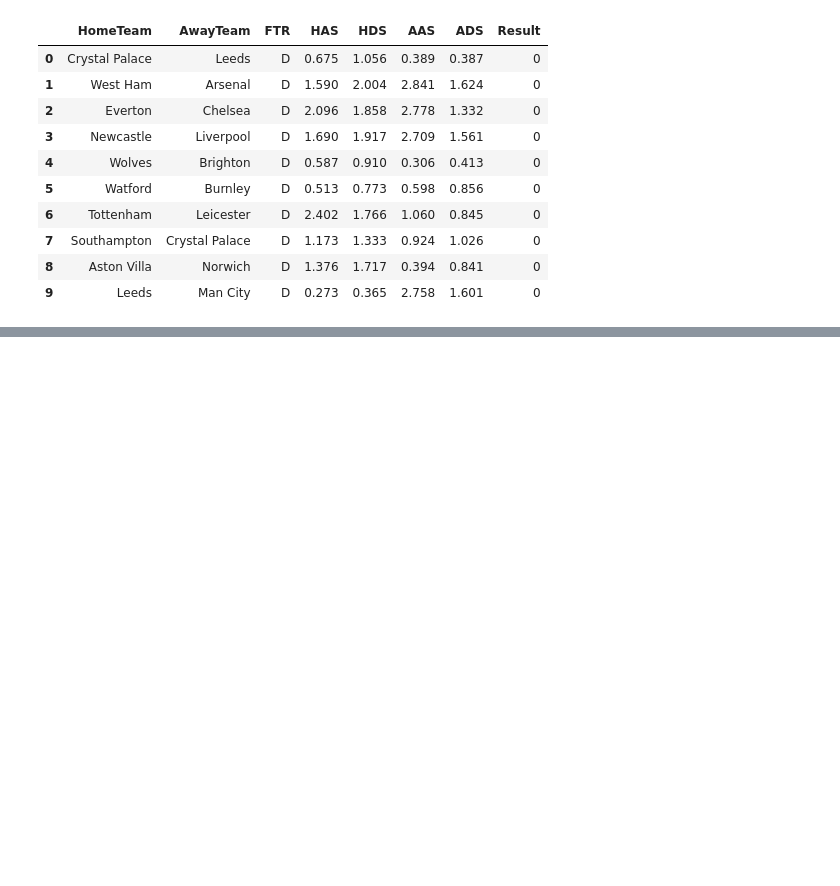
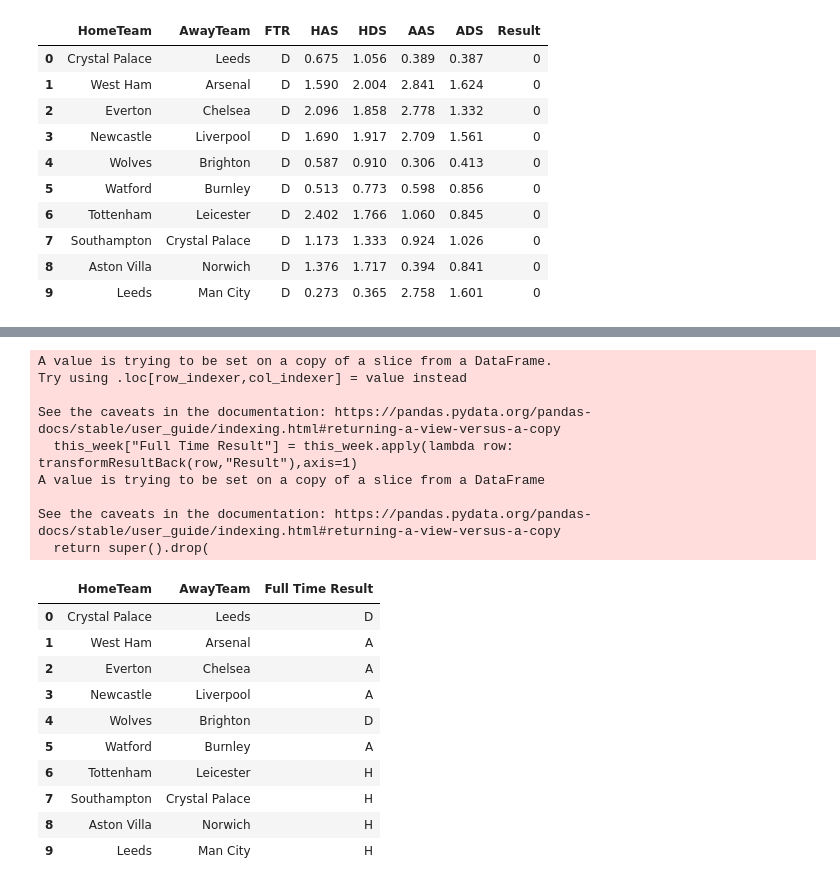
Before and after one commit to saylibhavsar/Football-Data-Analysis, a Jupyter notebook: Web Scraping - Football Analysis.ipynb, the cells around one changed output, grey strips where cells are left out. Drawn from its saved outputs; the diff is of its cells as text; code cells hidden in the pictures; blank space fills up the shorter version.

```diff
--- a/Web Scraping - Football Analysis.ipynb
+++ b/Web Scraping - Football Analysis.ipynb
@@ -472,0 +510,34 @@ new_fixtures
+# %%
+def transformResultBack(row,col_name):
+    if(row[col_name] == 1):
+        return 'H'
+    elif(row[col_name] == -1):
+        return 'A'
+    else:
+        return 'D'
+# %%
+this_week["Full Time Result"] = this_week.apply(lambda row: transformResultBack(row,"Result"),axis=1)
+
+this_week.drop(["Result"],axis=1,inplace=True)
+this_week
+# %% [output]
+A value is trying to be set on a copy of a slice from a DataFrame.
+Try using .loc[row_indexer,col_indexer] = value instead
+
+See the caveats in the documentation: https://pandas.pydata.org/pandas-docs/stable/user_guide/indexing.html#returning-a-view-versus-a-copy
+  this_week["Full Time Result"] = this_week.apply(lambda row: transformResultBack(row,"Result"),axis=1)
+A value is trying to be set on a copy of a slice from a DataFrame
+
+See the caveats in the documentation: https://pandas.pydata.org/pandas-docs/stable/user_guide/indexing.html#returning-a-view-versus-a-copy
+  return super().drop(
+|  | HomeTeam | AwayTeam | Full Time Result |
+| 0 | Crystal Palace | Leeds | D |
+| 1 | West Ham | Arsenal | A |
+| 2 | Everton | Chelsea | A |
+| 3 | Newcastle | Liverpool | A |
+| 4 | Wolves | Brighton | D |
+| 5 | Watford | Burnley | A |
+| 6 | Tottenham | Leicester | H |
+| 7 | Southampton | Crystal Palace | H |
+| 8 | Aston Villa | Norwich | H |
+| 9 | Leeds | Man City | H |
```
Also changed, not shown: parts of 8 cells of this notebook.
